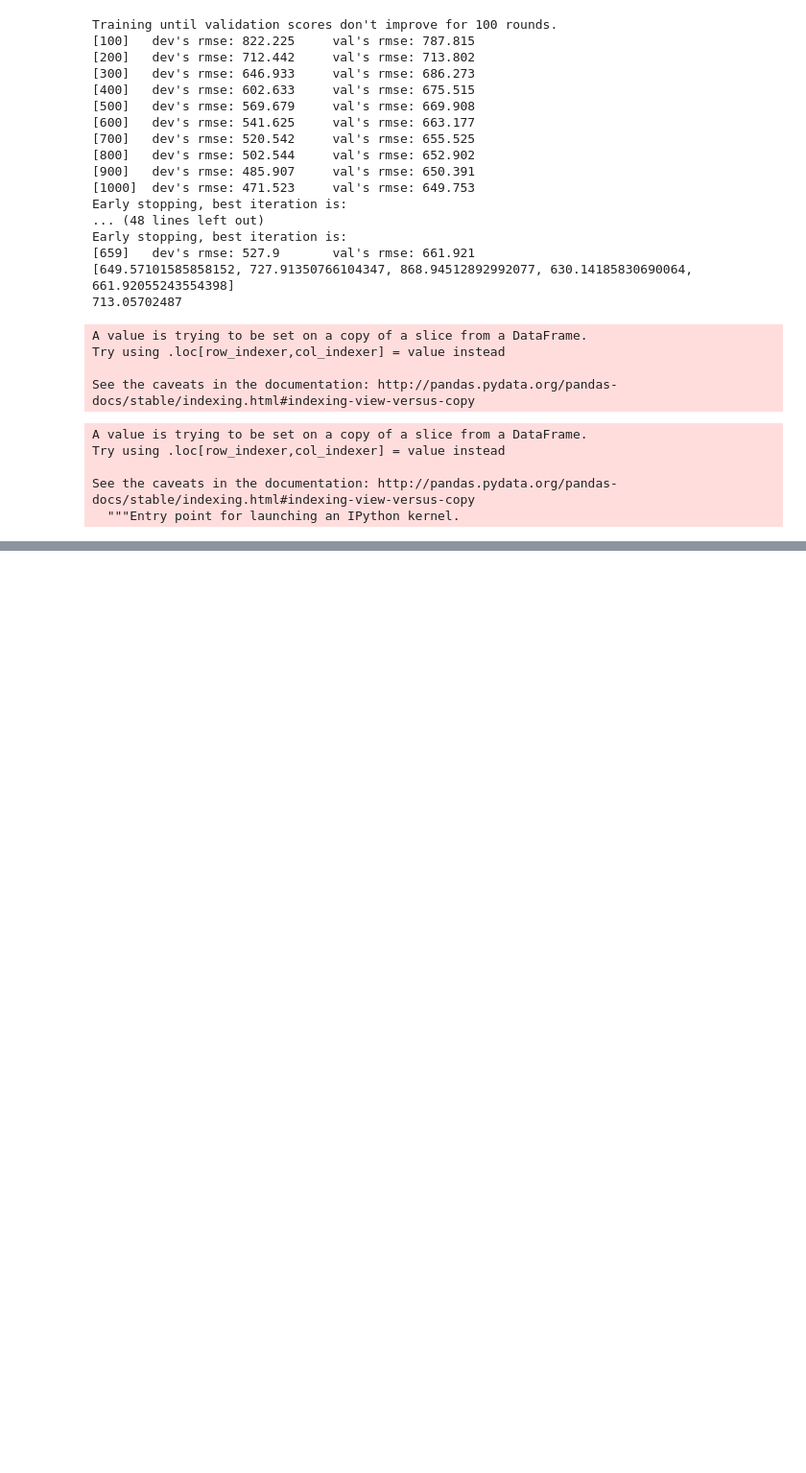
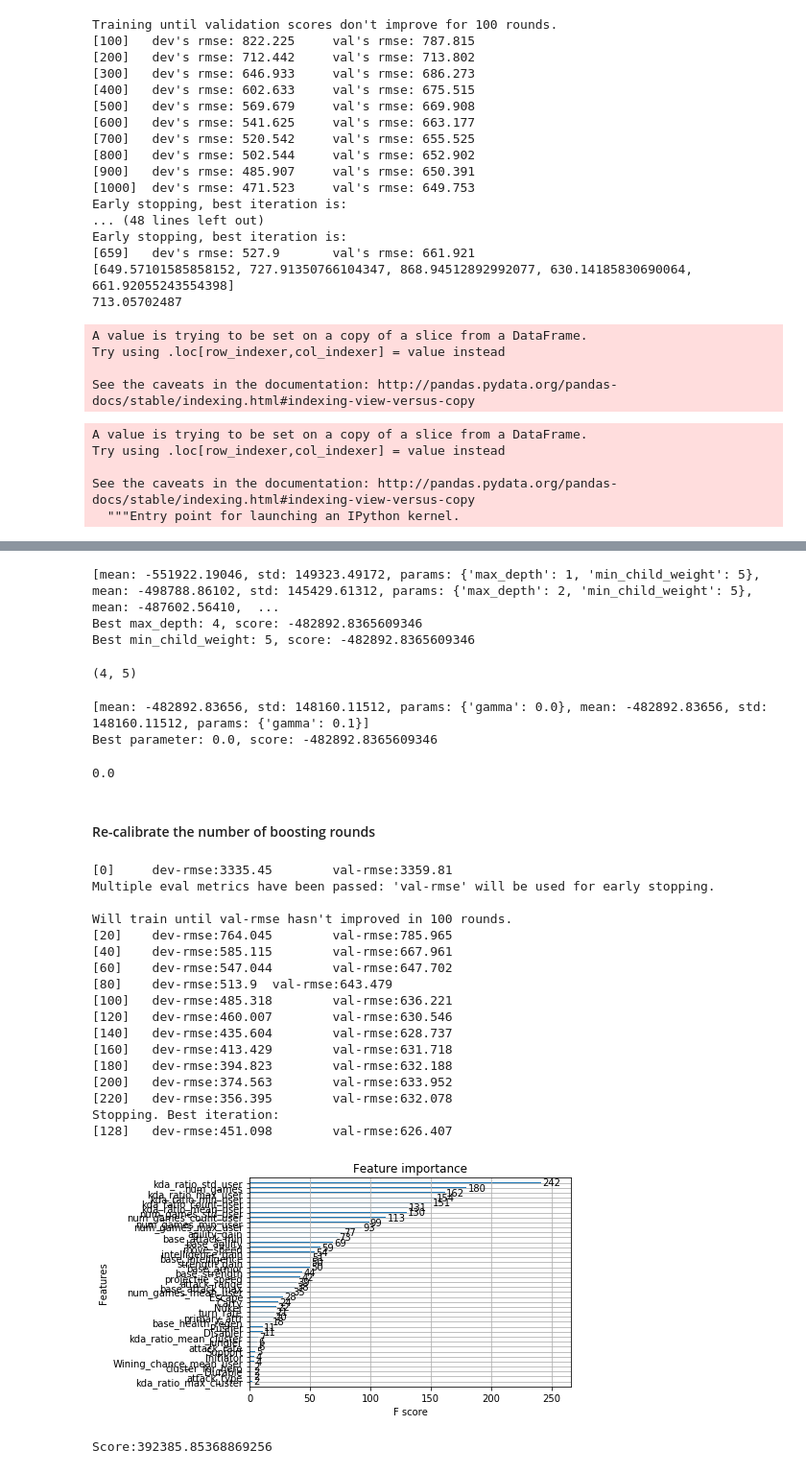
Before and after one commit to srikant86panda/AVHackathon, a Jupyter notebook: Felcity/Felicity.ipynb, the cells around one changed output, grey strips where cells are left out. Shown at 96% size. Cells and saved outputs as stored; diff of their text form; code cells hidden in the pictures; blank space fills up the shorter version.

```diff
--- a/Felcity/Felicity.ipynb
+++ b/Felcity/Felicity.ipynb
@@ -696,0 +705,68 @@ params['n_estimators']=102
+# %%
+xgb_rgsr = return_xgb_model()
+
+param_test_max_depth_min_child_weight= {
+    'max_depth':[1,2,3,4],
+    'min_child_weight':[5]
+}
+gsearch_max_depth_min_child_weight = GridSearchCV(xgb_rgsr, param_grid = param_test_max_depth_min_child_weight, scoring='mean_squared_error', n_jobs=4, iid=False, cv=5)
+gsearch_max_depth_min_child_weight.fit(train_X,train_y)
+print(gsearch_max_depth_min_child_weight.grid_scores_)
+print("Best max_depth: {}, score: {}".format(gsearch_max_depth_min_child_weight.best_params_['max_depth'], gsearch_max_depth_min_child_weight.best_score_))
+print("Best min_child_weight: {}, score: {}".format(gsearch_max_depth_min_child_weight.best_params_['min_child_weight'], gsearch_max_depth_min_child_weight.best_score_))
+# %% [output]
+[mean: -551922.19046, std: 149323.49172, params: {'max_depth': 1, 'min_child_weight': 5}, mean: -498788.86102, std: 145429.61312, params: {'max_depth': 2, 'min_child_weight': 5}, mean: -487602.56410,  ...
+Best max_depth: 4, score: -482892.8365609346
+Best min_child_weight: 5, score: -482892.8365609346
+# %%
+params['max_depth']=gsearch_max_depth_min_child_weight.best_params_['max_depth']
+params['min_child_weight']=gsearch_max_depth_min_child_weight.best_params_['min_child_weight']
+# %%
+params['max_depth'],params['min_child_weight']
+# %% [output]
+(4, 5)
+# %%
+xgb_rgsr = return_xgb_model()
+
+param_test_gamma= {
+    'gamma':[i/10.0 for i in range(0,2)]
+}
+gsearch_gamma = GridSearchCV(xgb_rgsr, param_grid = param_test_gamma, scoring='mean_squared_error', n_jobs=4, iid=False, cv=5)
+gsearch_gamma.fit(train_X,train_y)
+print(gsearch_gamma.grid_scores_)
+print("Best parameter: {}, score: {}".format(gsearch_gamma.best_params_['gamma'], gsearch_gamma.best_score_))
+# %% [output]
+[mean: -482892.83656, std: 148160.11512, params: {'gamma': 0.0}, mean: -482892.83656, std: 148160.11512, params: {'gamma': 0.1}]
+Best parameter: 0.0, score: -482892.8365609346
+# %%
+params['gamma']=gsearch_gamma.best_params_['gamma']
+# %%
+params['gamma']
+# %% [output]
+0.0
+# %% [markdown]
+#### Re-calibrate the number of boosting rounds
+# %%
+dev_X, val_X, dev_y, val_y = train_test_split(train_X,train_y,test_size = 0.2, random_state = 2018)
+pred_val_y, score, pred_test_y = runXGB(dev_X, dev_y, val_X, val_y, params=params, rounds=5000,variableImportance=False)
+print('Score:{}'.format(score))
+# %% [output]
+[0]     dev-rmse:3335.45        val-rmse:3359.81
+Multiple eval metrics have been passed: 'val-rmse' will be used for early stopping.
+
+Will train until val-rmse hasn't improved in 100 rounds.
+[20]    dev-rmse:764.045        val-rmse:785.965
+[40]    dev-rmse:585.115        val-rmse:667.961
+[60]    dev-rmse:547.044        val-rmse:647.702
+[80]    dev-rmse:513.9  val-rmse:643.479
+[100]   dev-rmse:485.318        val-rmse:636.221
+[120]   dev-rmse:460.007        val-rmse:630.546
+[140]   dev-rmse:435.604        val-rmse:628.737
+[160]   dev-rmse:413.429        val-rmse:631.718
+[180]   dev-rmse:394.823        val-rmse:632.188
+[200]   dev-rmse:374.563        val-rmse:633.952
+[220]   dev-rmse:356.395        val-rmse:632.078
+Stopping. Best iteration:
+[128]   dev-rmse:451.098        val-rmse:626.407
+[figure, added]
+Score:392385.85368869256
```
Also changed, not shown: parts of 21 cells of this notebook.
